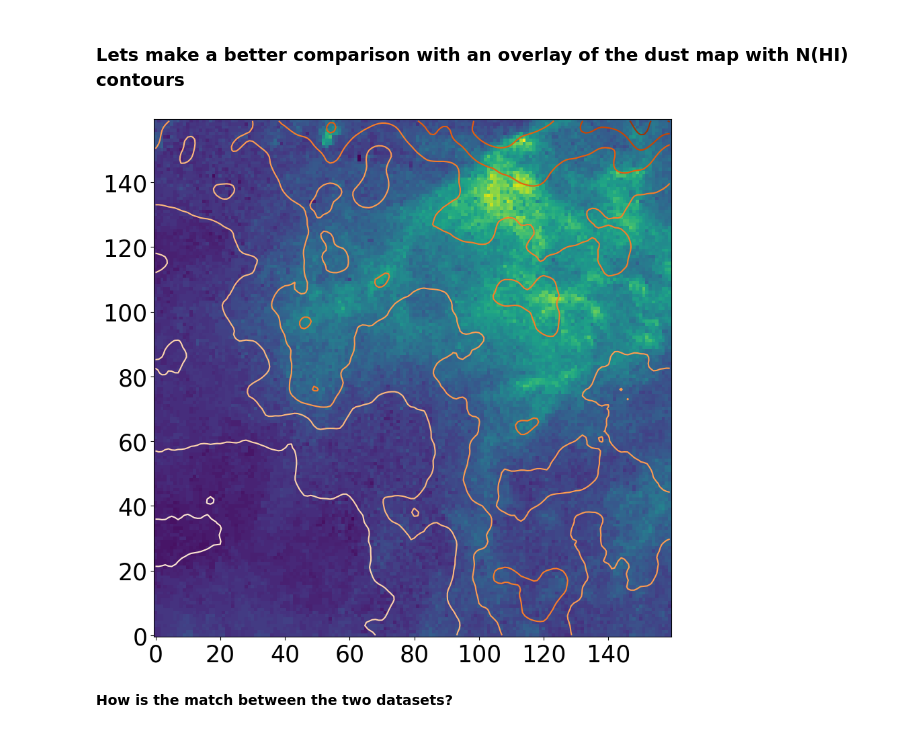
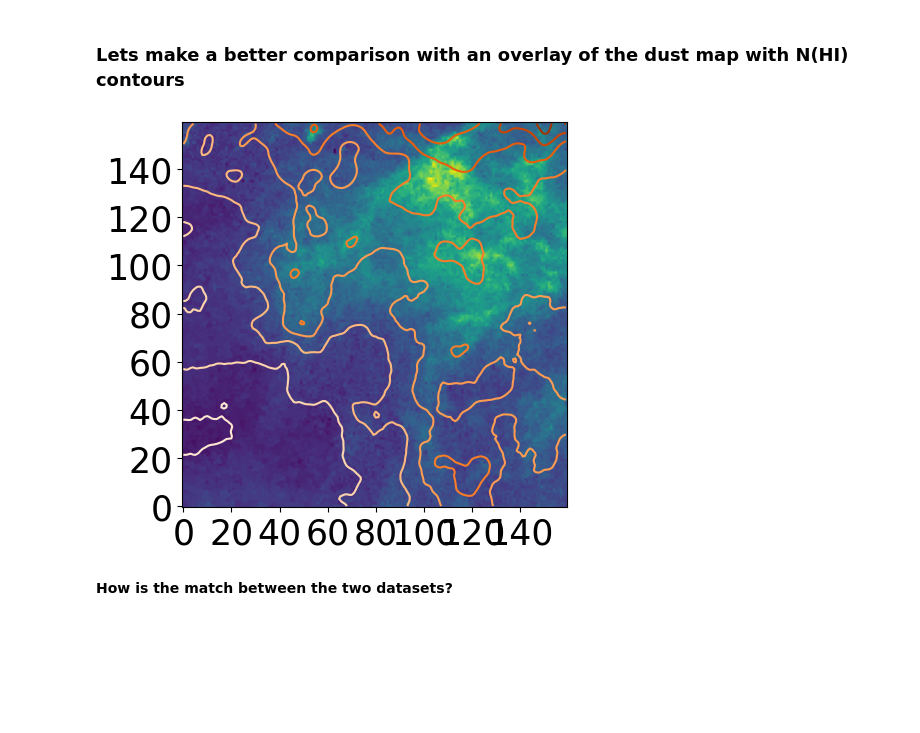
Before and after one commit to helgadenes/Astrophysics_yachay, a Jupyter notebook: python_tutorials/ISM_tutorial/Dust_and_gas_maps.ipynb, the cells around one changed output. Cells and saved outputs as stored; diff of their text form; code cells hidden in the pictures; blank space fills up the shorter version.

```diff
--- a/python_tutorials/ISM_tutorial/Dust_and_gas_maps.ipynb
+++ b/python_tutorials/ISM_tutorial/Dust_and_gas_maps.ipynb
@@ -217,16 +239,16 @@ plt.show()
 # %%
 # making an overlay
 
-fig = plt.figure(figsize=(11,10))
+fig = plt.figure(figsize=(6,5))
 ax = fig.add_subplot(1,1,1)
 ax.imshow(Av2)
 ax.contour(d_HI, levels=10, cmap='Oranges')
 plt.xticks(fontsize=25)
 plt.yticks(fontsize=25)
 ax.invert_yaxis()
 plt.show()
 # %% [output]
-[figure, old version]
+[figure, new version]
 # %% [markdown]
 **How is the match between the two datasets?**
 # %% [markdown]
```
Also changed, not shown: parts of 8 cells of this notebook.
